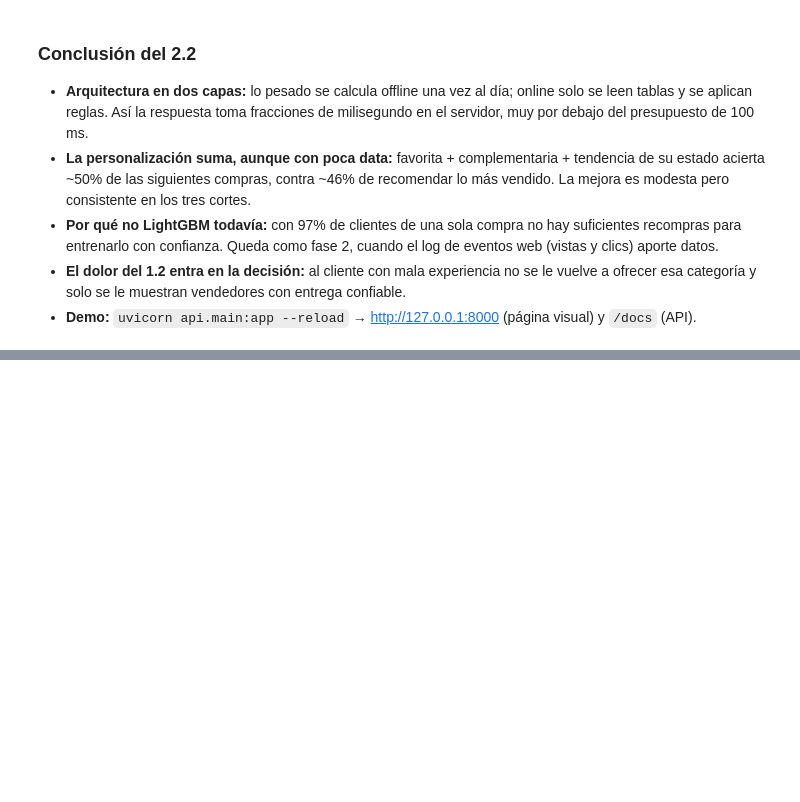
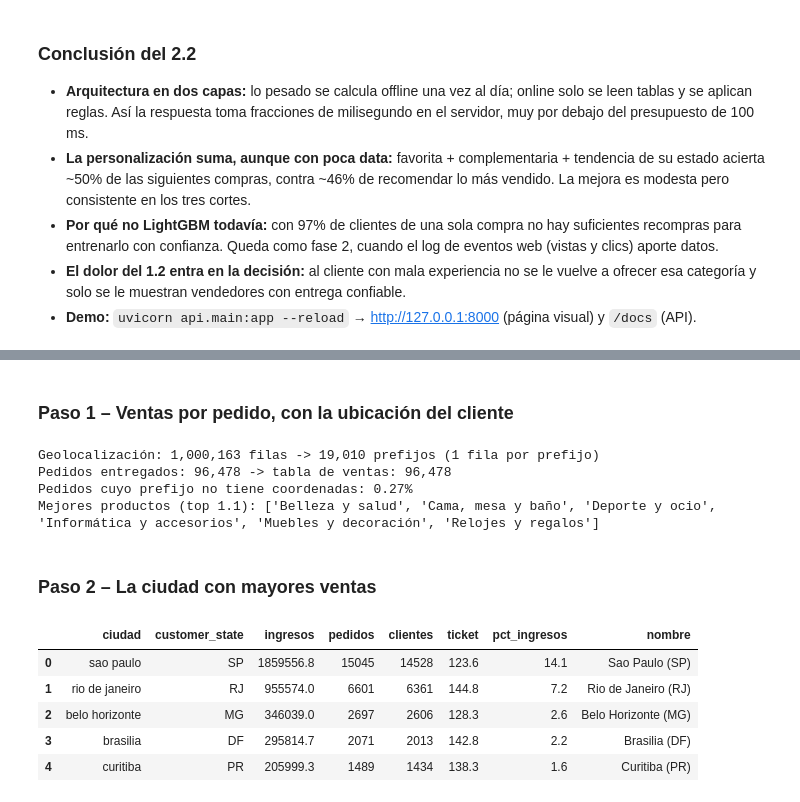
Before and after one commit to Mateo-Rua/prueba-tecnica-proteccion-ds-ia, a Jupyter notebook: notebooks/02_punto2_segmentacion_ubicacion.ipynb, the cells around one changed output, grey strips where cells are left out. Drawn from its saved outputs; the diff is of its cells as text; code cells hidden in the pictures; blank space fills up the shorter version.

```diff
--- a/notebooks/02_punto2_segmentacion_ubicacion.ipynb
+++ b/notebooks/02_punto2_segmentacion_ubicacion.ipynb
@@ -653,0 +664,34 @@ True
+# %% [markdown]
+### Paso 1 – Ventas por pedido, con la ubicación del cliente
+# %%
+from src import ubicacion as U
+
+items_entregados = pd.read_parquet(RUTA_PROCESSED / "items_enriquecidos.parquet")  # pedidos entregados (1.1)
+geo_prefijo = U.geolocalizacion_por_prefijo(dfs["geolocalizacion"])
+top_categorias = U.categorias_top(items_entregados)
+ventas = U.ventas_por_pedido(items_entregados, experiencia, dfs["clientes"], top_categorias)
+
+sin_coordenadas = ~ventas["customer_zip_code_prefix"].isin(geo_prefijo.index)
+print(f"Geolocalización: {len(dfs['geolocalizacion']):,} filas -> {len(geo_prefijo):,} prefijos (1 fila por prefijo)")
+print(f"Pedidos entregados: {items_entregados['order_id'].nunique():,} -> tabla de ventas: {len(ventas):,}")
+print(f"Pedidos cuyo prefijo no tiene coordenadas: {sin_coordenadas.mean():.2%}")
+print(f"Mejores productos (top 1.1): {top_categorias}")
+# %% [output]
+Geolocalización: 1,000,163 filas -> 19,010 prefijos (1 fila por prefijo)
+Pedidos entregados: 96,478 -> tabla de ventas: 96,478
+Pedidos cuyo prefijo no tiene coordenadas: 0.27%
+Mejores productos (top 1.1): ['Belleza y salud', 'Cama, mesa y baño', 'Deporte y ocio', 'Informática y accesorios', 'Muebles y decoración', 'Relojes y regalos']
+# %% [markdown]
+### Paso 2 – La ciudad con mayores ventas
+# %%
+ciudades = U.ranking_ciudades(ventas)
+ciudades["nombre"] = ciudades["ciudad"].str.title().str.replace(" De ", " de ").str.replace(" Do ", " do ") + " (" + ciudades["customer_state"] + ")"
+guardar_tabla(ciudades.head(20).round(2), "2_3_ranking_ciudades.csv")
+ciudades.head(5).round(1)
+# %% [output]
+|  | ciudad | customer_state | ingresos | pedidos | clientes | ticket | pct_ingresos | nombre |
+| 0 | sao paulo | SP | 1859556.8 | 15045 | 14528 | 123.6 | 14.1 | Sao Paulo (SP) |
+| 1 | rio de janeiro | RJ | 955574.0 | 6601 | 6361 | 144.8 | 7.2 | Rio de Janeiro (RJ) |
+| 2 | belo horizonte | MG | 346039.0 | 2697 | 2606 | 128.3 | 2.6 | Belo Horizonte (MG) |
+| 3 | brasilia | DF | 295814.7 | 2071 | 2013 | 142.8 | 2.2 | Brasilia (DF) |
+| 4 | curitiba | PR | 205999.3 | 1489 | 1434 | 138.3 | 1.6 | Curitiba (PR) |
```
Also changed, not shown: parts of 17 cells of this notebook, 3 other files.
